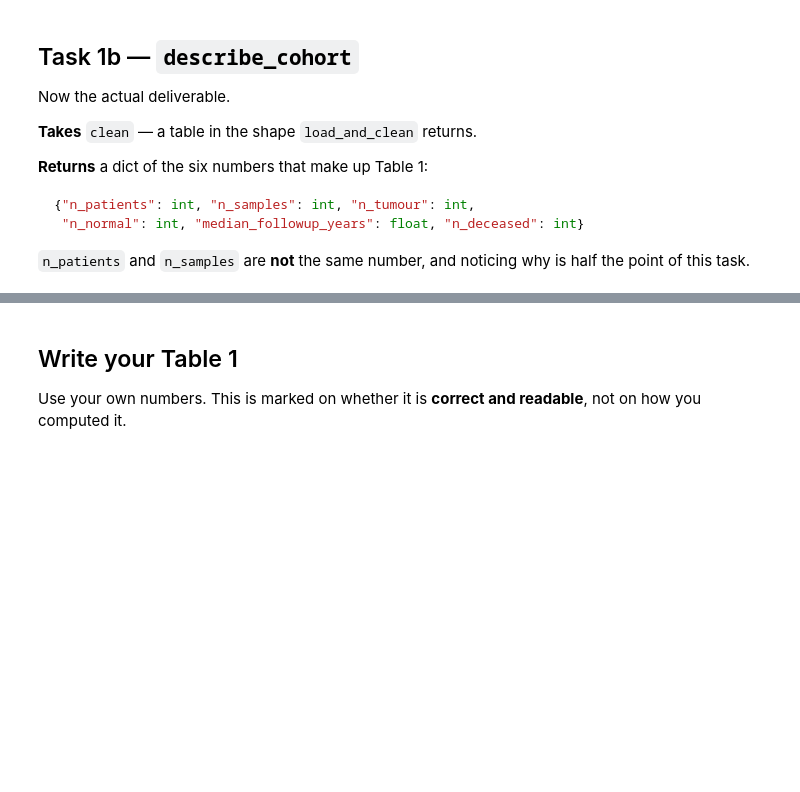
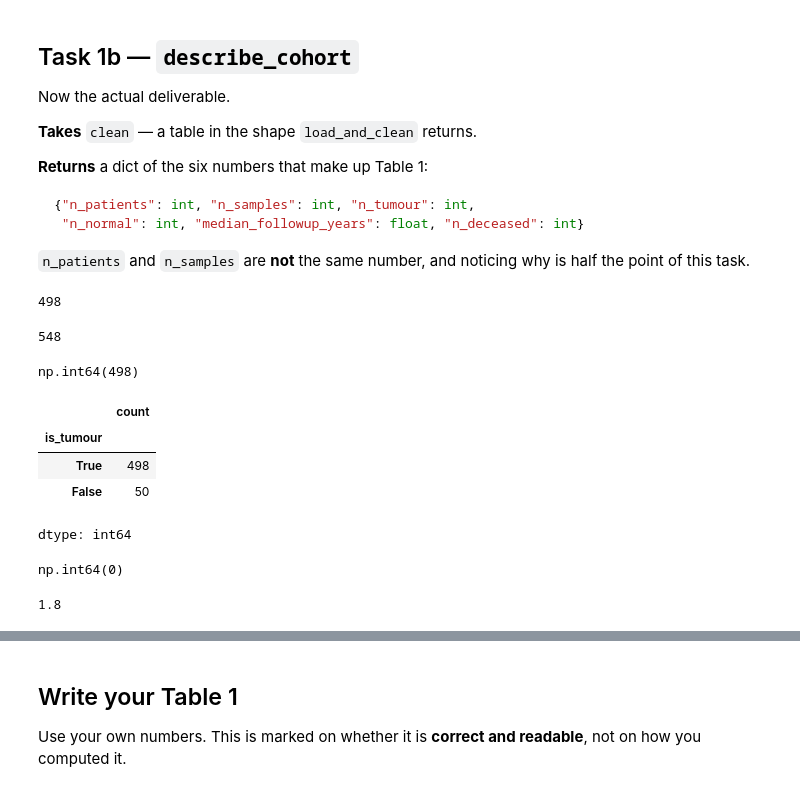
Before and after one commit to vt214-cyber/project2-tcga-p53-capstone-project, a Jupyter notebook: 01_cohort_table.ipynb, the cells around one changed output, grey strips where cells are left out. Drawn from its saved outputs; the diff is of its cells as text; code cells hidden in the pictures; blank space fills up the shorter version.

```diff
--- a/01_cohort_table.ipynb
+++ b/01_cohort_table.ipynb
@@ -321,7 +321,7 @@ dtype: int64
 # %%
 # Identify tumour samples and distinguish them from normal tissues
-sample_type = sample_codes.map(SAMPLE_TYPES)
-is_tumour = sample_type != "Solid Tissue Normal"
+sample_type = sample_codes.replace(SAMPLE_TYPES)
+is_tumour = (sample_type != "Solid Tissue Normal").astype(bool)
 is_tumour.head()
 # %% [output]
 |  | sample_type_code |
@@ -354,7 +354,7 @@ dtype: Float64
 # Standardise vital status values as Alive or Dead
 status = raw["vital_status"].astype("string")
 status = status.str.strip().str.lower()
-vital_status = status.map({
+vital_status = status.replace({
      "alive": "Alive", "dead": "Dead"
      })
 vital_status.head()
@@ -380,7 +380,7 @@ np.int64(0)
 # %%
 def load_and_clean(path):
     """
-    Load and clean the raw TGCA phenotype data
+    Load and clean the raw TCGA phenotype data
 
     Parameters:
         path: The file path of the raw phenotype CSV file.
@@ -395,7 +395,7 @@ def load_and_clean(path):
     # Step 2: Remove the duplicate sample IDs keeping the first
     df = df.drop_duplicates(subset='sampleID' , keep='first')
 
-    # Step 3: Create an empty dataframe to store celan columns
+    # Step 3: Create an empty dataframe to store clean columns
     clean = pd.DataFrame()
 
     # Step 4: Keep the original sample barcode
@@ -414,11 +414,11 @@ def load_and_clean(path):
     sample_codes = sample_codes.astype("Int64").astype("string")
     sample_codes = sample_codes.str.zfill(2)
     # Translate codes into readable sample types
-    clean["sample_type"] = sample_codes.map(SAMPLE_TYPES)
-    #Identify tumour samples - everthing except Solid Tissue Normal is classed as tumour
-    clean["is_tumour"] = (clean["sample_type"] != "Solid Tissue Normal")
+    clean["sample_type"] = sample_codes.replace(SAMPLE_TYPES)
+    #Identify tumour samples - everything except Solid Tissue Normal is classed as tumour
+    clean["is_tumour"] = (clean["sample_type"] != "Solid Tissue Normal").astype(bool)
 
-    # Step 7: CLean follow up values
+    # Step 7: Clean follow up values
     followup = df["days_to_last_followup"]
 
     followup = followup.astype("string")
@@ -438,7 +438,10 @@ def load_and_clean(path):
     status = status.str.strip() #removing
     status = status.str.lower() #lowercase
 
-    clean["vital_status"] = status.map({
+    # Replace missing value descriptions with NaN
+    status = status.replace(["not reported", "--", ""], np.nan)
+
+    clean["vital_status"] = status.replace({
         "alive": "Alive",
         "dead": "Dead"
         })
@@ -537,0 +537,34 @@ def describe_cohort(clean):
+# %%
+# Counting the number of different patients in the cohort
+clean["patient_id"].nunique()
+# %% [output]
+498
+# %%
+# Count the total number of samples in the cohort
+len(clean)
+# %% [output]
+548
+# %%
+# Count the number of tumour samples
+clean["is_tumour"].sum()
+# %% [output]
+np.int64(498)
+# %%
+# Count tumour and normal samples
+clean["is_tumour"].value_counts()
+# %% [output]
+|  | count |
+| is_tumour |  |
+| True | 498 |
+| False | 50 |
+dtype: int64
+# %%
+# Check for missing values in the tumour column
+clean["is_tumour"].isna().sum()
+# %% [output]
+np.int64(0)
+# %%
+# Calculate the median followup time in years
+clean["followup_years"].median()
+# %% [output]
+1.8
```
Also changed, not shown: parts of 16 cells of this notebook.
